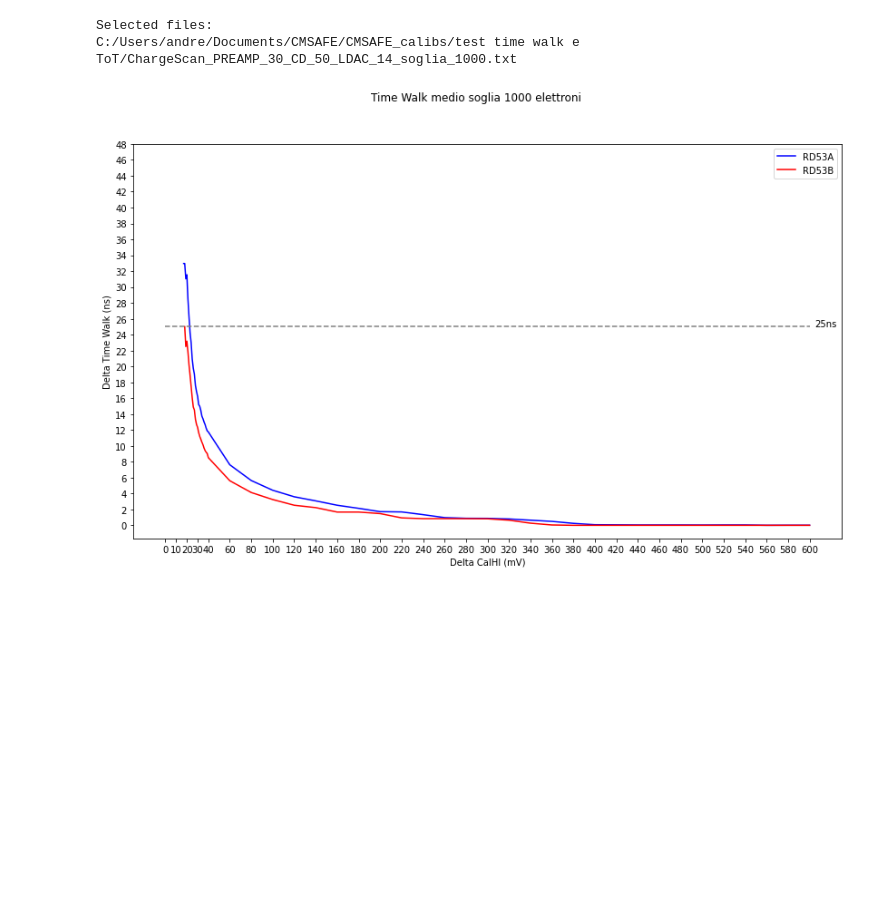
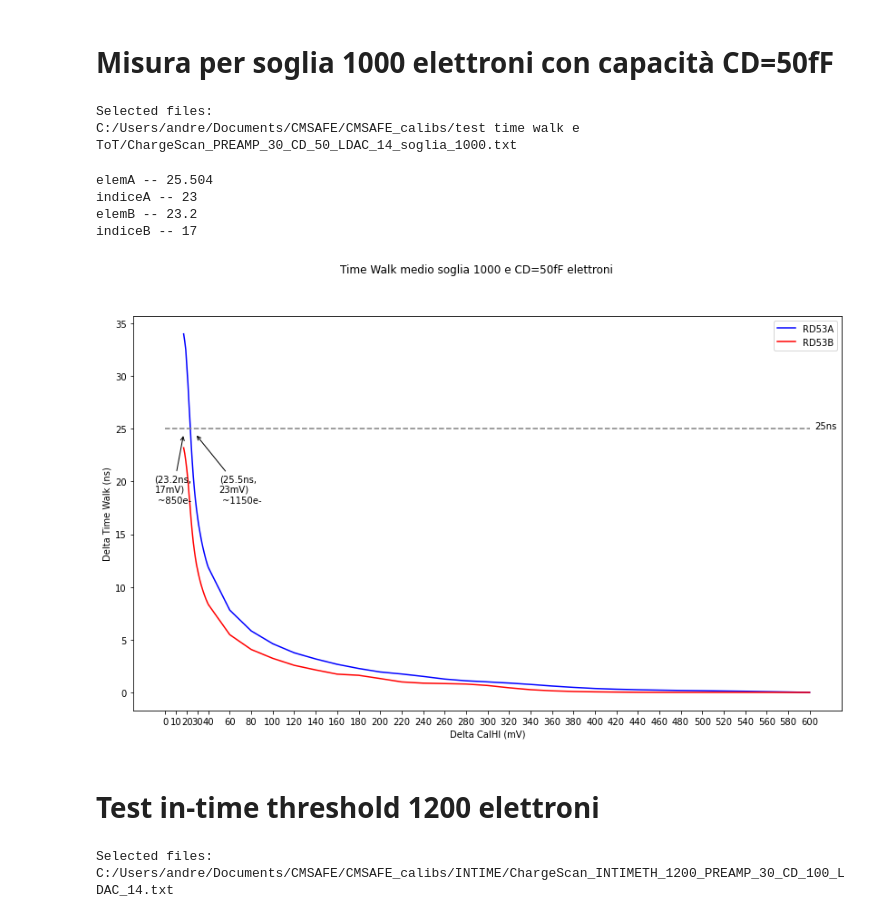
Before and after one commit to agalliani/CMSAFE, a Jupyter notebook: Script/Time Walk.ipynb, the cells around one changed output. Saved outputs shown, nothing was run; the diff lists cells and outputs as text; code cells hidden in the pictures; blank space fills up the shorter version.

```diff
--- a/Script/Time Walk.ipynb
+++ b/Script/Time Walk.ipynb
@@ -45,0 +40,34 @@ dataframe, points = parseTxtChargeScan(button.files[0])
+# %%
+def calcolaMedie(data):
+        tiwal = data['tw_m'].values.tolist()
+
+        minimi = [] #baselines
+        deltas = []
+        for i in tiwal:
+            minim = np.nanmin(i)
+            minimi.append(minim)
+
+            delta = [round(t-minim,3) for t in i]
+            deltas.append(delta)
+
+        D = pd.DataFrame(deltas)
+        means = []
+        for i in range(0, len(D.columns)):
+            colonna = D.iloc[:, i]
+            tot_nan_per_colonna = colonna.isna().sum()
+            if(tot_nan_per_colonna>= len(D)/2):
+                means.append(np.nan)
+            else:
+                media_colonna = round(np.nanmean(colonna.tolist()),3)
+                if(media_colonna>50):
+                    means.append(np.nan)
+                else:
+                    means.append(media_colonna) #escludo qualunque misura abbia un nan (altrimenti nanmean)
+
+        #       somma = 0
+        #       for i in colonna.tolist():
+        #           somma += i
+        #        print(somma/len(colonna.tolist()))
+
+
+        return means
@@ -46,3 +130,5 @@ dataframe, points = parseTxtChargeScan(button.files[0])
 # %%
-dataA = dataframe.loc[(dataframe['Channel'] >= 1) & (dataframe['Channel']<=127)]
-dataB = dataframe.loc[(dataframe['Channel'] >= 128) & (dataframe['Channel']<=239)]
+def filterAB(dataframe):
+    dataA = dataframe.loc[(dataframe['Channel'] >= 1) & (dataframe['Channel']<=127)]
+    dataB = dataframe.loc[(dataframe['Channel'] >= 128) & (dataframe['Channel']<=239)]
+    return dataA, dataB
@@ -101,3 +169,5 @@ plotTimeWalkMedio(dataA, dataB, points, "1200")
+# %% [markdown]
+# Misura per soglia 1000 elettroni con capacità CD=50fF
 # %%
 button1000 = selectFiles() #è possibile selezionare più files
 # %% [output]
@@ -105,8 +175,18 @@ Selected files:
 C:/Users/andre/Documents/CMSAFE/CMSAFE_calibs/test time walk e ToT/ChargeScan_PREAMP_30_CD_50_LDAC_14_soglia_1000.txt
 # %%
 dataframe1000, points = parseTxtChargeScan(button1000.files[0])
-dataA1000 = dataframe1000.loc[(dataframe1000['Channel'] >= 1) & (dataframe1000['Channel']<=127)]
-dataB1000 = dataframe1000.loc[(dataframe1000['Channel'] >= 128) & (dataframe1000['Channel']<=239)]
-plotTimeWalkMedio(dataA1000, dataB1000, points, "1000")
+dataA1000, dataB1000 = filterAB(dataframe1000)
+plotTimeWalkMedio(dataA1000, dataB1000, points, "1000 e CD=50fF")
 # %% [output]
+elemA -- 25.504
+indiceA -- 23
+elemB -- 23.2
+indiceB -- 17
-[figure, old version]
+[figure, new version]
+# %% [markdown]
+# Test in-time threshold 1200 elettroni
+# %%
+buttonIn1200 = selectFiles() #è possibile selezionare più files
+# %% [output]
+Selected files:
+C:/Users/andre/Documents/CMSAFE/CMSAFE_calibs/INTIME/ChargeScan_INTIMETH_1200_PREAMP_30_CD_100_LDAC_14.txt
```
Also changed, not shown: parts of 13 cells of this notebook, 32 other files.
